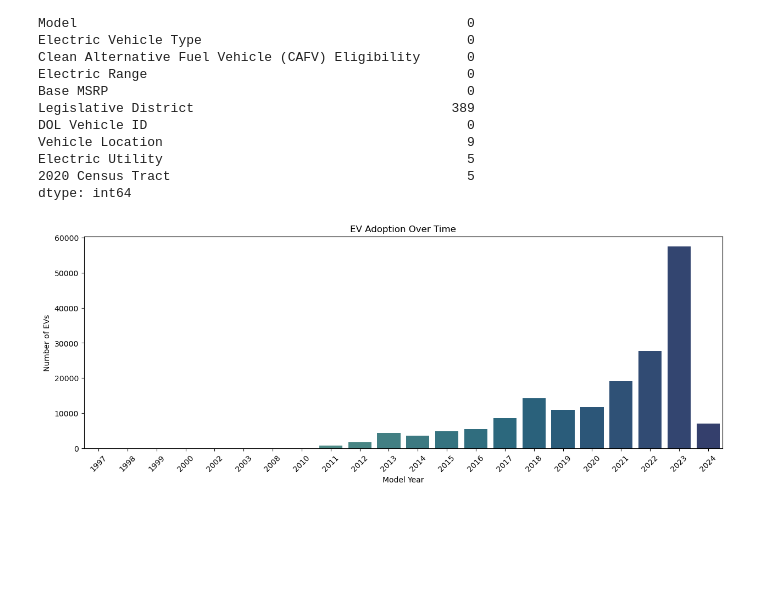
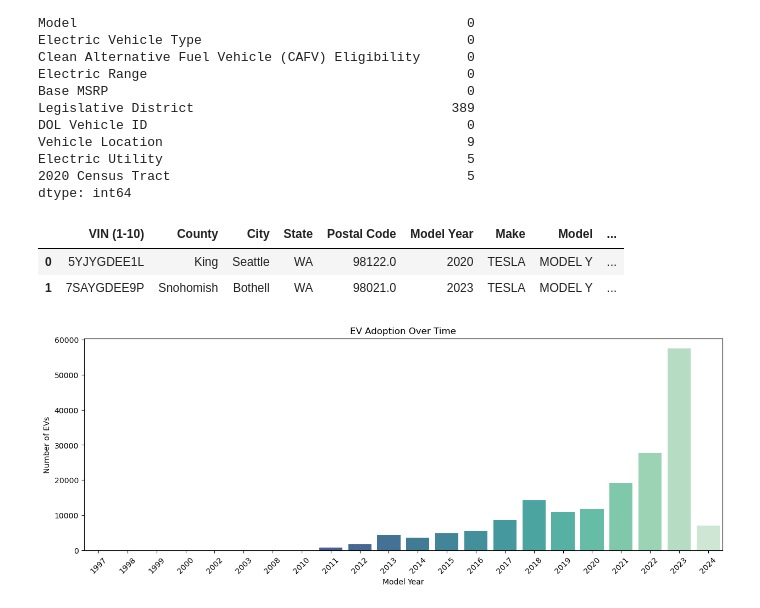
Before and after one commit to divya-manirajan/ExampleDataAnalysis, a Jupyter notebook: Main.ipynb, the cells around one changed output. Cells and saved outputs as stored; diff of their text form; code cells hidden in the pictures; blank space fills up the shorter version.

```diff
--- a/Main.ipynb
+++ b/Main.ipynb
@@ -56,16 +55,21 @@ Electric Utility                                       5
 dtype: int64
 # %%
 ev_data = ev_data.dropna()
+ev_data.head(2)
+# %% [output]
+|  | VIN (1-10) | County | City | State | Postal Code | Model Year | Make | Model | ... |
+| 0 | 5YJYGDEE1L | King | Seattle | WA | 98122.0 | 2020 | TESLA | MODEL Y | ... |
+| 1 | 7SAYGDEE9P | Snohomish | Bothell | WA | 98021.0 | 2023 | TESLA | MODEL Y | ... |
 # %%
 ev_data_by_year = ev_data['Model Year'].value_counts().sort_index()
 
 plt.figure(figsize=(15, 5))
-sns.barplot(x=ev_data_by_year.index, y=ev_data_by_year.values, palette="crest")
+sns.barplot(x=ev_data_by_year.index, y=ev_data_by_year.values, palette="mako")
 plt.title("EV Adoption Over Time")
 plt.xlabel("Model Year")
 plt.ylabel("Number of EVs")
 
 plt.xticks(rotation=45)
 plt.show()
 # %% [output]
-[figure, old version]
+[figure, new version]
```
Also changed, not shown: parts of 4 cells of this notebook, 1 other file.
